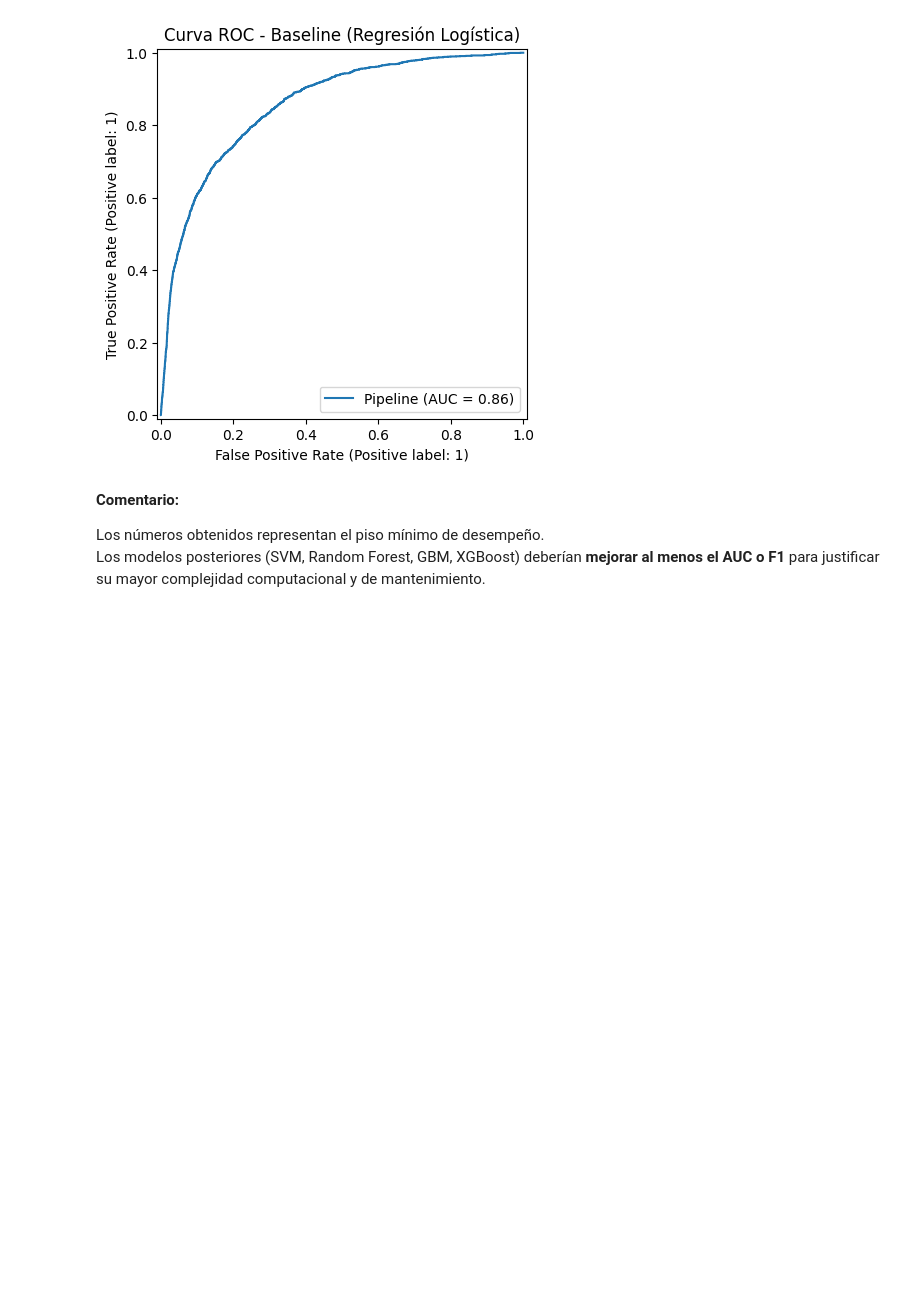
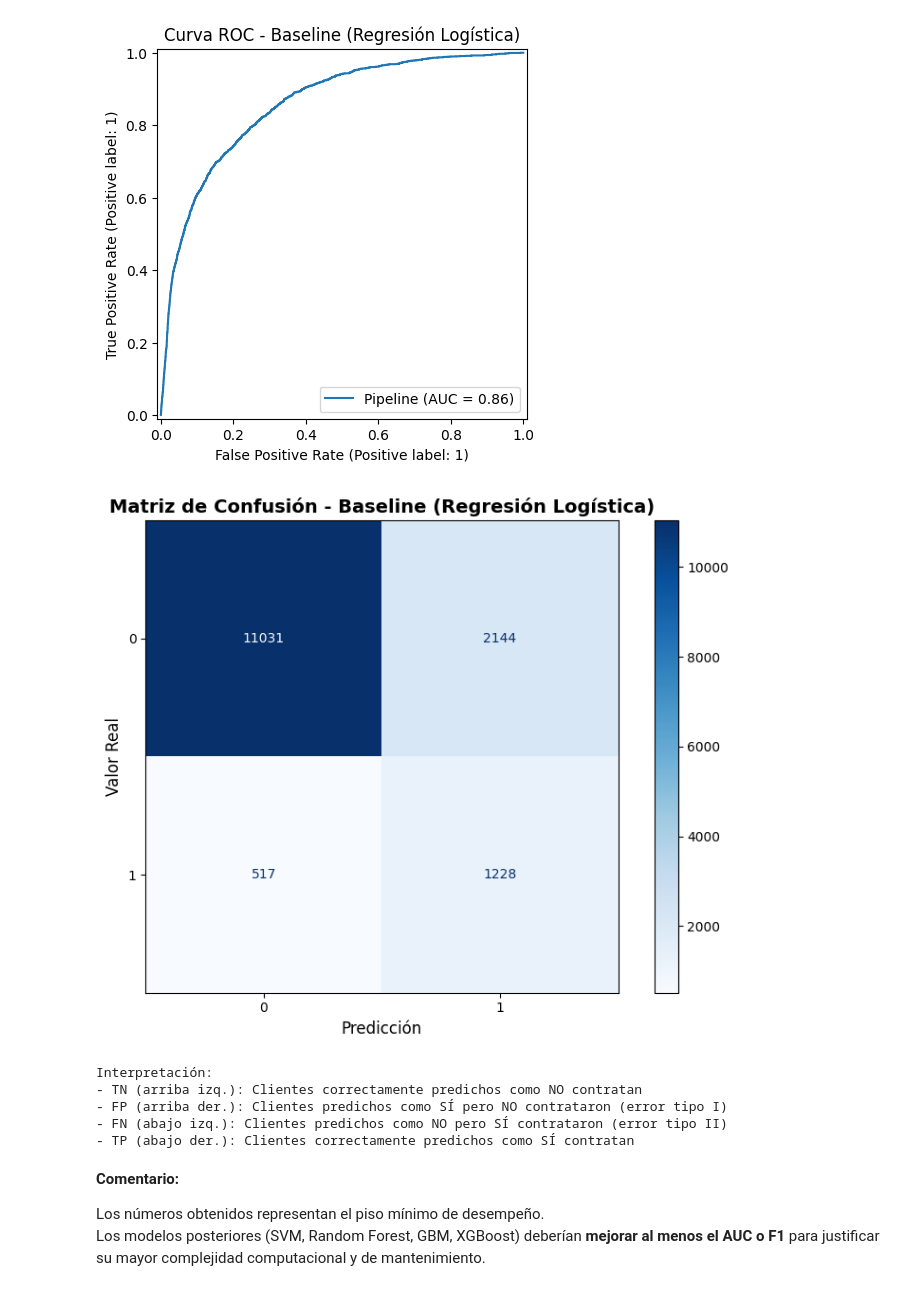
Before and after one commit to adrianespinoza1998/tarea_final_ml_marketing_bancario, a Jupyter notebook: notebooks/03_ml_model.ipynb, the cells around one changed output. Saved outputs shown, nothing was run; the diff lists cells and outputs as text; code cells hidden in the pictures; blank space fills up the shorter version.

```diff
--- a/notebooks/03_ml_model.ipynb
+++ b/notebooks/03_ml_model.ipynb
@@ -327,6 +448,37 @@ Reporte de clasificación (valid):
    macro avg       0.66      0.77      0.69     14920
 weighted avg       0.89      0.82      0.84     14920
 [figure]
+# %%
+# Visualización de matriz de confusión - Baseline
+from sklearn.metrics import ConfusionMatrixDisplay
+
+fig, ax = plt.subplots(figsize=(8, 6))
+cm_display = ConfusionMatrixDisplay.from_estimator(
+    baseline_clf,
+    X_test,
+    y_test,
+    cmap='Blues',
+    ax=ax,
+    values_format='d'
+)
+plt.title('Matriz de Confusión - Baseline (Regresión Logística)', fontsize=14, fontweight='bold')
+plt.xlabel('Predicción', fontsize=12)
+plt.ylabel('Valor Real', fontsize=12)
+plt.tight_layout()
+plt.show()
+
+print("Interpretación:")
+print("- TN (arriba izq.): Clientes correctamente predichos como NO contratan")
+print("- FP (arriba der.): Clientes predichos como SÍ pero NO contrataron (error tipo I)")
+print("- FN (abajo izq.): Clientes predichos como NO pero SÍ contrataron (error tipo II)")
+print("- TP (abajo der.): Clientes correctamente predichos como SÍ contratan")
+# %% [output]
+[figure, added]
+Interpretación:
+- TN (arriba izq.): Clientes correctamente predichos como NO contratan
+- FP (arriba der.): Clientes predichos como SÍ pero NO contrataron (error tipo I)
+- FN (abajo izq.): Clientes predichos como NO pero SÍ contrataron (error tipo II)
+- TP (abajo der.): Clientes correctamente predichos como SÍ contratan
 # %% [markdown]
 **Comentario:**
 
```
Also changed, not shown: parts of 16 cells of this notebook, 1 other file.
